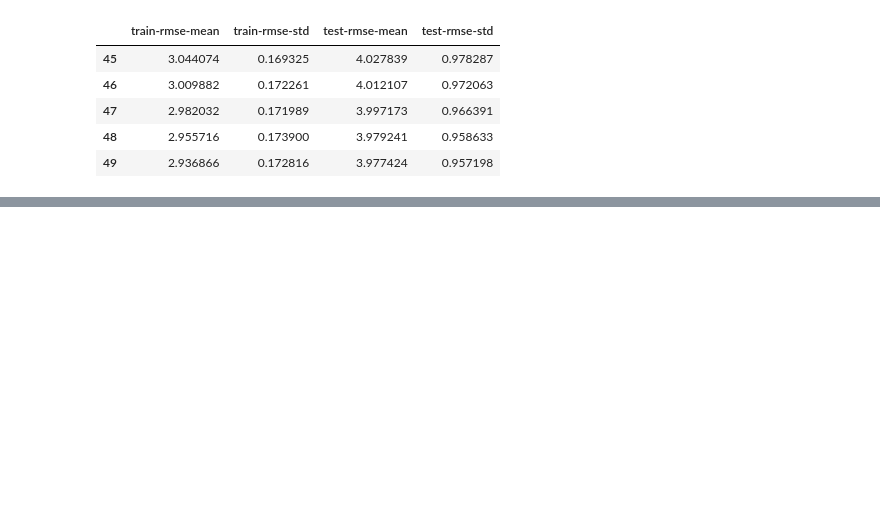
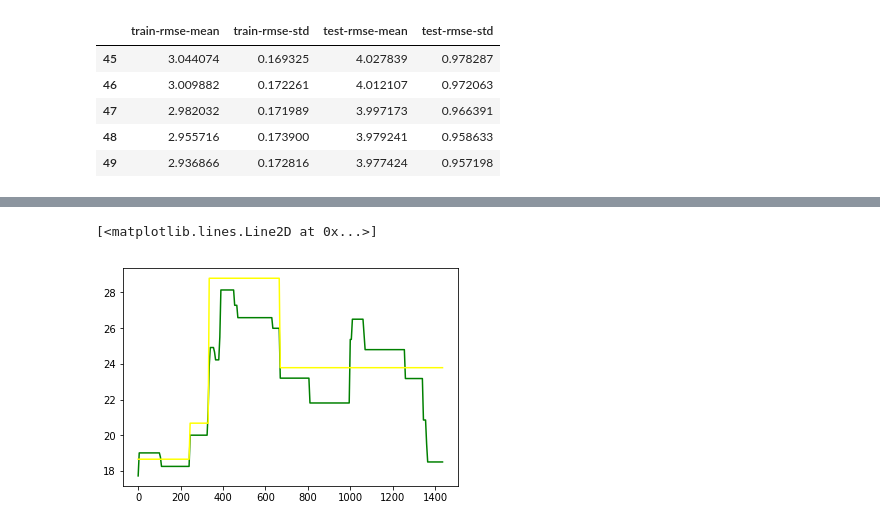
Before and after one commit to felipeascouto/energy, a Jupyter notebook: research_p2.ipynb, the cells around one changed output, grey strips where cells are left out. Cells and saved outputs as stored; diff of their text form; code cells hidden in the pictures; blank space fills up the shorter version.

Commit message:
finding optimal parameters

```diff
--- a/research_p2.ipynb
+++ b/research_p2.ipynb
@@ -2029,3 +2051,10 @@ from skopt.space import Real, Categorical, Integer
+# %%
+def xgb_loss(next_x):
+    xg_reg = xgb.XGBRegressor(objective ='reg:squarederror', colsample_bytree = next_x[4], learning_rate = next_x[2],
+                              max_depth = next_x[1], alpha = next_x[3], n_estimators = next_x[0])
+    xg_reg.fit(train_data['minutes'].values.reshape(-1,1), train_data['LMP_RT'].values)
+    y_xgb = xg_reg.predict(test_data['minutes'].values.reshape(-1,1))
+    return pe(y_xgb,test_data['LMP_RT']).mean()
 # %%
 def optimize(dimensions, start_points, times, function):
 
@@ -2059,0 +2109,22 @@ NameError: name 'GARCH' is not defined
+# %%
+def xgb_clusters_opt(train_df):
+    xg_reg = xgb.XGBRegressor(objective ='reg:squarederror', colsample_bytree = params[4], learning_rate = params[2],
+                              max_depth = params[1], alpha = params[3], n_estimators = params[0])
+    minutes = []
+    for time in train_df.index:
+        minutes.append(time.hour * 60 + time.minute)
+    train_df['minutes'] = np.array(minutes)
+    x_train = train_df['minutes'].values.reshape(-1,1)
+    y_train = train_df['LMP_RT'].values
+    xg_reg.fit(x_train, y_train)
+    x_test = x_train
+    y_xgb = xg_reg.predict(x_test)
+    train_df['xgb cluster'] = y_xgb
+    price_leaves = []
+    for price in y_xgb:
+        if price not in price_leaves:
+            price_leaves.append(price)
+    branch_dfs = []
+    for price in price_leaves:
+        branch_dfs.append(train_df[train_df['xgb cluster']==price])
+    return branch_dfs
@@ -2059,0 +2301,18 @@ NameError: name 'GARCH' is not defined
+# %%
+xg_reg = xgb.XGBRegressor(objective ='reg:squarederror', colsample_bytree = params[4], learning_rate = params[2],
+                          max_depth = params[1], alpha = params[3], n_estimators = params[0])
+x_train = train_data['minutes'].values.reshape(-1,1)
+y_train = train_data['LMP_RT']
+xg_reg.fit(x_train, y_train)
+x_test = x_train
+y_xgb = xg_reg.predict(x_test)
+
+regr_1 = DecisionTreeRegressor(max_depth=2)
+regr_1.fit(x_train, y_train)
+y_sklearn = regr_1.predict(x_test)
+
+plt.plot(x_test, y_xgb, 'green')
+plt.plot(x_test, y_sklearn, 'yellow')
+# %% [output]
+[<matplotlib.lines.Line2D at 0x...>]
+[figure, added]
```
Also changed, not shown: parts of 25 cells of this notebook.
